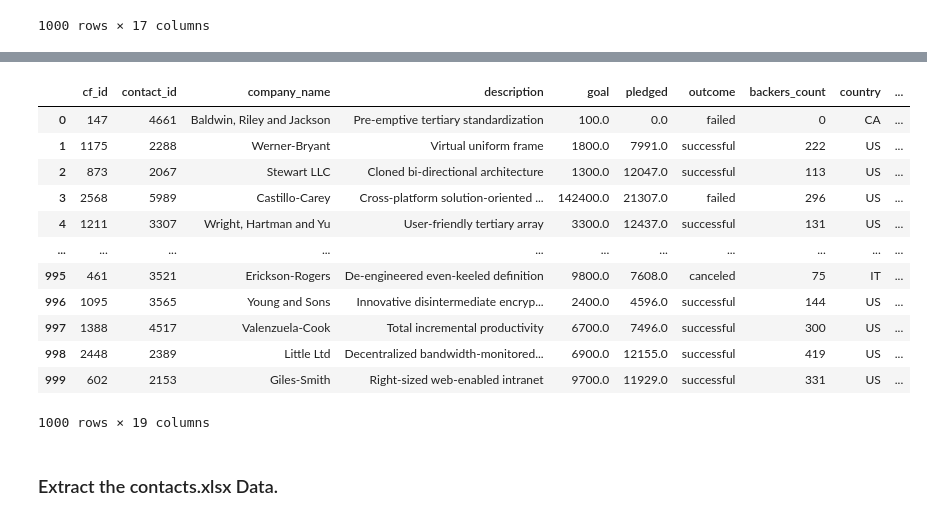
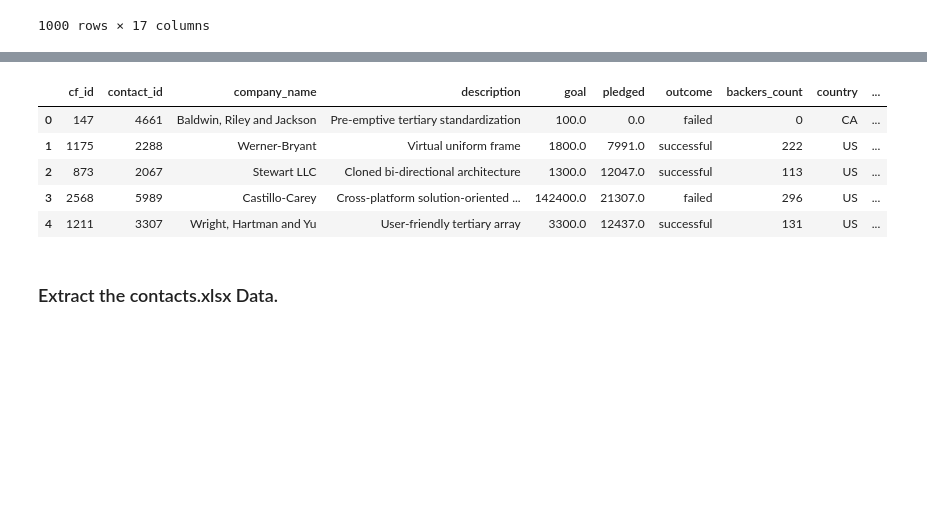
Before and after one commit to amdruggan/Crowdfunding_ETL, a Jupyter notebook: ETL_Mini_Project_CMateus.ipynb, the cells around one changed output, grey strips where cells are left out. Saved outputs shown, nothing was run; the diff lists cells and outputs as text; code cells hidden in the pictures; blank space fills up the shorter version.

```diff
--- a/ETL_Mini_Project_CMateus.ipynb
+++ b/ETL_Mini_Project_CMateus.ipynb
@@ -297,22 +297,16 @@ campaign_merged_df.tail(10)
 | 999 | 602 | 2153 | Giles-Smith | Right-sized web-enabled intranet | 9700.0 | 11929.0 | successful | 331 | US | ... |
 # %%
 # Drop unwanted columns : staff_pick, spotlight, category and subcategory, category, subcategory
-campaign_merged_df.drop(columns=['staff_pick' , 'spotlight' , 'category & sub-category' , 'category', 'subcategory'])
-campaign_merged_df
+campaign_merged_df.drop(columns=['staff_pick', 'spotlight', 'category & sub-category', 'category', 'subcategory'], inplace=True)
+
+campaign_merged_df.head()
 # %% [output]
 |  | cf_id | contact_id | company_name | description | goal | pledged | outcome | backers_count | country | ... |
 | 0 | 147 | 4661 | Baldwin, Riley and Jackson | Pre-emptive tertiary standardization | 100.0 | 0.0 | failed | 0 | CA | ... |
 | 1 | 1175 | 2288 | Werner-Bryant | Virtual uniform frame | 1800.0 | 7991.0 | successful | 222 | US | ... |
 | 2 | 873 | 2067 | Stewart LLC | Cloned bi-directional architecture | 1300.0 | 12047.0 | successful | 113 | US | ... |
 | 3 | 2568 | 5989 | Castillo-Carey | Cross-platform solution-oriented ... | 142400.0 | 21307.0 | failed | 296 | US | ... |
 | 4 | 1211 | 3307 | Wright, Hartman and Yu | User-friendly tertiary array | 3300.0 | 12437.0 | successful | 131 | US | ... |
-| ... | ... | ... | ... | ... | ... | ... | ... | ... | ... | ... |
-| 995 | 461 | 3521 | Erickson-Rogers | De-engineered even-keeled definition | 9800.0 | 7608.0 | canceled | 75 | IT | ... |
-| 996 | 1095 | 3565 | Young and Sons | Innovative disintermediate encryp... | 2400.0 | 4596.0 | successful | 144 | US | ... |
-| 997 | 1388 | 4517 | Valenzuela-Cook | Total incremental productivity | 6700.0 | 7496.0 | successful | 300 | US | ... |
-| 998 | 2448 | 2389 | Little Ltd | Decentralized bandwidth-monitored... | 6900.0 | 12155.0 | successful | 419 | US | ... |
-| 999 | 602 | 2153 | Giles-Smith | Right-sized web-enabled intranet | 9700.0 | 11929.0 | successful | 331 | US | ... |
-1000 rows × 19 columns
 # %%
 # Export the DataFrame as a CSV file.
 campaign_merged_df.to_csv("Resources/campaign.csv", index=False)
```
